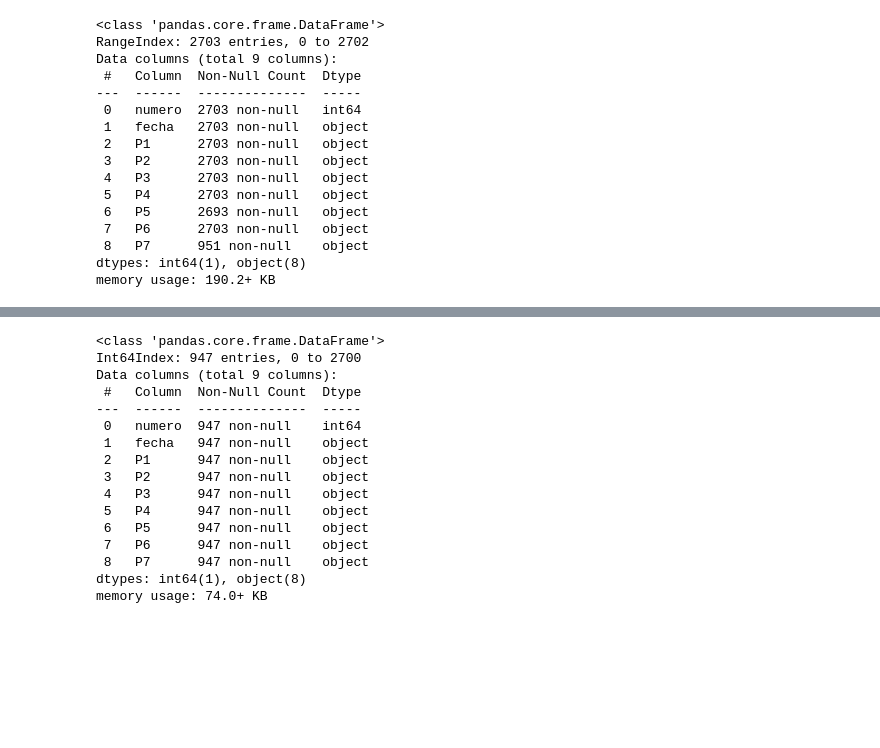
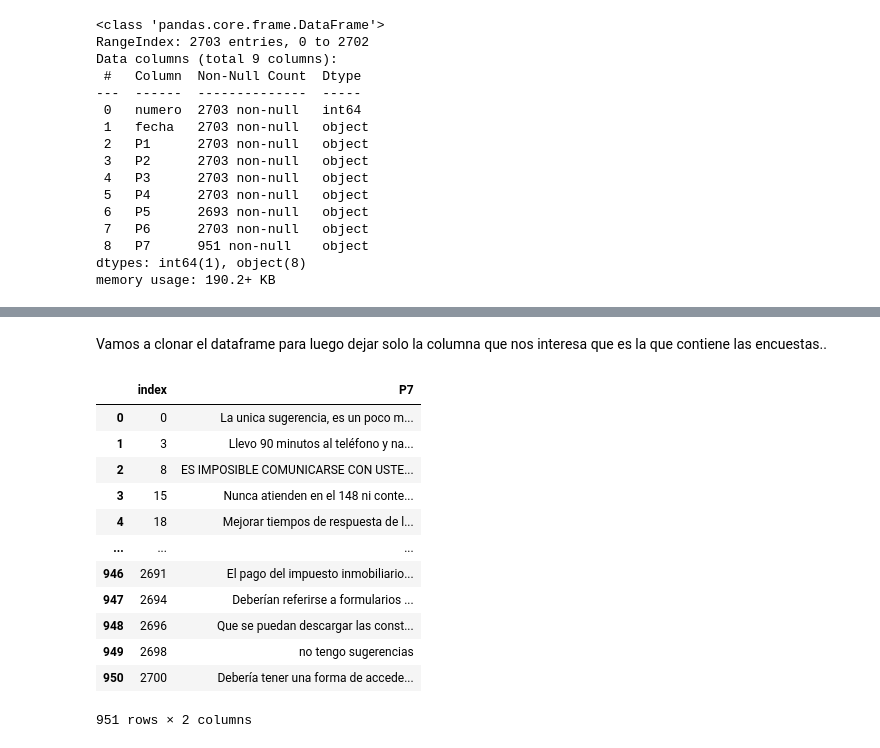
Before and after one commit to atmdatascience/python, a Jupyter notebook: colab/Analisis_v01.ipynb, the cells around one changed output, grey strips where cells are left out. Drawn from its saved outputs; the diff is of its cells as text; code cells hidden in the pictures; blank space fills up the shorter version.

```diff
--- a/colab/Analisis_v01.ipynb
+++ b/colab/Analisis_v01.ipynb
@@ -90,21 +94,25 @@ memory usage: 190.2+ KB
+# %% [markdown]
+Vamos a clonar el dataframe para luego dejar solo la columna que nos interesa que es la que contiene las encuestas..
+# %%
+texto = encuesta.copy(deep=False)
+# %%
+texto = texto.drop(columns=["numero","fecha","P1","P2","P3","P4","P5","P6"], axis=1)
 # %%
-encuesta = encuesta.dropna(how="any")
+texto = texto.dropna(how="any")
-# %%
-encuesta.info()
-# %% [output]
-<class 'pandas.core.frame.DataFrame'>
-Int64Index: 947 entries, 0 to 2700
-Data columns (total 9 columns):
- #   Column  Non-Null Count  Dtype
----  ------  --------------  -----
- 0   numero  947 non-null    int64
- 1   fecha   947 non-null    object
- 2   P1      947 non-null    object
- 3   P2      947 non-null    object
- 4   P3      947 non-null    object
- 5   P4      947 non-null    object
- 6   P5      947 non-null    object
- 7   P6      947 non-null    object
- 8   P7      947 non-null    object
-dtypes: int64(1), object(8)
-memory usage: 74.0+ KB
+# %%
+texto = texto.reset_index()
+texto
+# %% [output]
+|  | index | P7 |
+| 0 | 0 | La unica sugerencia, es un poco m... |
+| 1 | 3 | Llevo 90 minutos al teléfono y na... |
+| 2 | 8 | ES IMPOSIBLE COMUNICARSE CON USTE... |
+| 3 | 15 | Nunca atienden en el 148 ni conte... |
+| 4 | 18 | Mejorar tiempos de respuesta de l... |
+| ... | ... | ... |
+| 946 | 2691 | El pago del impuesto inmobiliario... |
+| 947 | 2694 | Deberían referirse a formularios ... |
+| 948 | 2696 | Que se puedan descargar las const... |
+| 949 | 2698 | no tengo sugerencias |
+| 950 | 2700 | Debería tener una forma de accede... |
+951 rows × 2 columns
```
Also changed, not shown: parts of 29 cells of this notebook.
